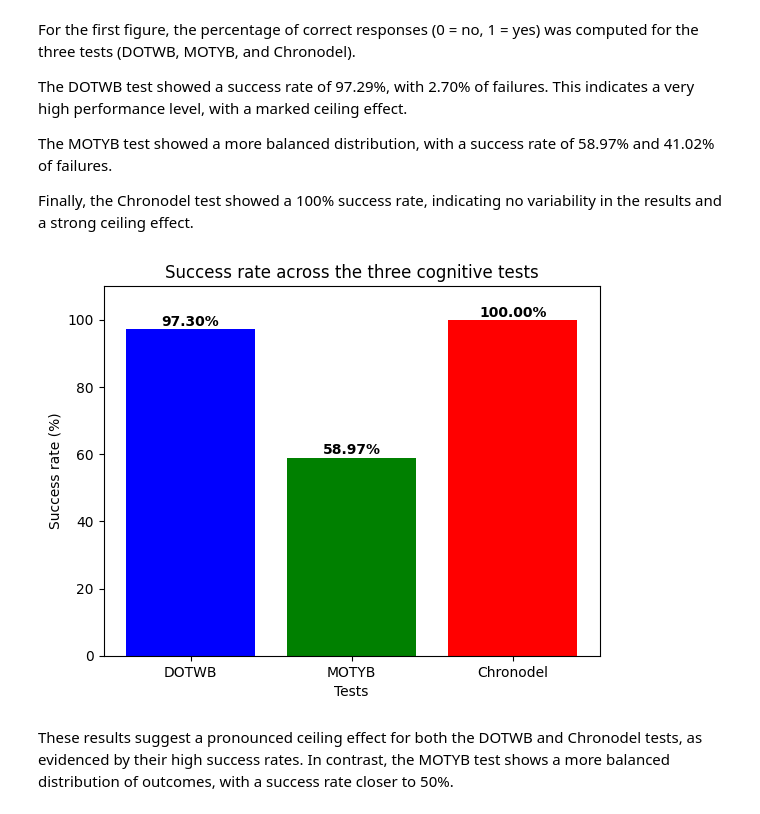
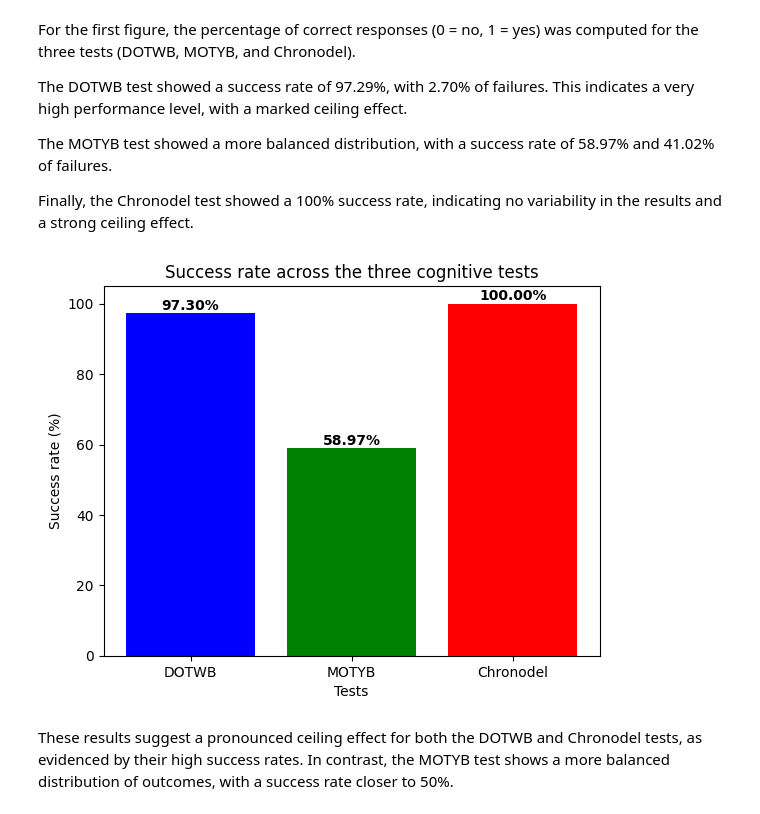
Before and after one commit to nicolasjumel/Stat-Chronodel-Rstudio-VSC-Nicolas-Jumel, a Jupyter notebook: Stat Chronodel VSC.ipynb, the cells around one changed output. Drawn from its saved outputs; the diff is of its cells as text; code cells hidden in the pictures.

```diff
--- a/Stat Chronodel VSC.ipynb
+++ b/Stat Chronodel VSC.ipynb
@@ -70,29 +70,29 @@ Finally, the Chronodel test showed a 100% success rate, indicating no variabilit
 # %%
 import matplotlib.pyplot as plt
 
 labels = ["DOTWB", "MOTYB", "Chronodel"]
 
 values = [
     Data["jour_reussite"].value_counts(normalize=True).reindex([0,1], fill_value=0)[1] * 100,
     Data["mois_reussi"].value_counts(normalize=True).reindex([0,1], fill_value=0)[1] * 100,
     Data["chrono_reussi"].value_counts(normalize=True).reindex([0,1], fill_value=0)[1] * 100
 ]
 
 colors = ["blue", "green", "red"]
 
 plt.bar(labels, values, color=colors)
 
 plt.xlabel("Tests")
 plt.ylabel("Success rate (%)")
 plt.title("Success rate across the three cognitive tests")
-plt.ylim(0, 110)
+plt.ylim(0, 105)
 
 for i, v in enumerate(values):
     plt.text(i, v + 1, f"{v:.2f}%", ha="center", fontweight="bold")
 
 plt.show()
 # %% [output]
-[figure, old version]
+[figure, new version]
 # %% [markdown]
 These results suggest a pronounced ceiling effect for both the DOTWB and Chronodel tests, as evidenced by their high success rates. In contrast, the MOTYB test shows a more balanced distribution of outcomes, with a success rate closer to 50%.
 # %%
```
